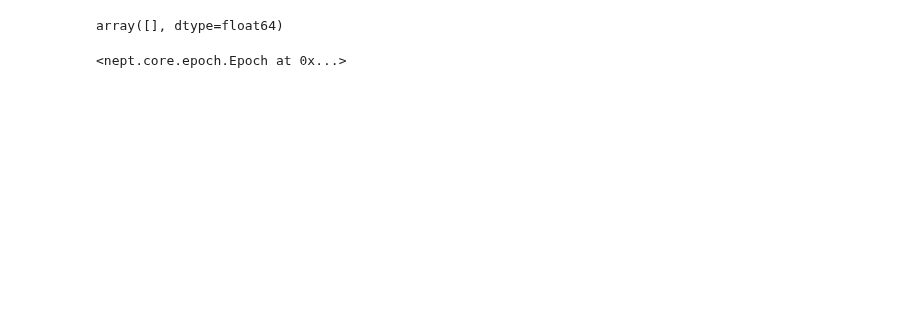
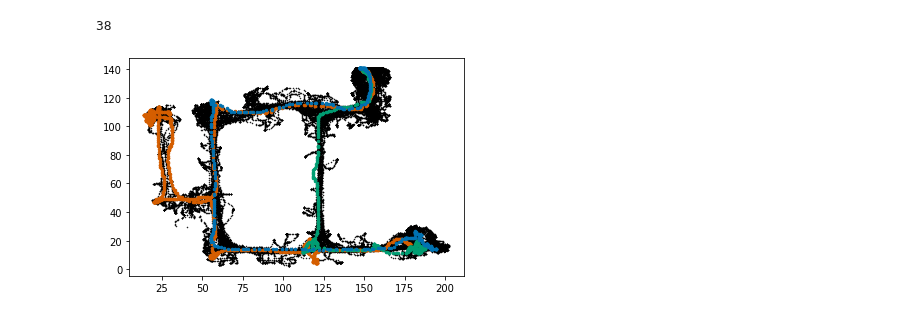
Before and after one commit to vandermeerlab/emi_shortcut, a Jupyter notebook: temp.ipynb, the cells around one changed output. Drawn from its saved outputs; the diff is of its cells as text; code cells hidden in the pictures; blank space fills up the shorter version.

Commit message:
Closer look at on-track events and updating plots

```diff
--- a/temp.ipynb
+++ b/temp.ipynb
@@ -17,7 +17,7 @@ from utils import save_ttest_results
 
 %matplotlib inline
 # %%
-info = meta_session.r063d6
+info = meta_session.r066d1
 group = "combined"
 
 def get(key, info=None, group=None):
@@ -144,25 +27,21 @@ position_byzone["u_feeder1"]
-# %%
-replays_infeeders = {trajectory: {phase: [] for phase in meta.run_times} for trajectory in meta.trajectories}
-for trajectory in meta.trajectories:
-    for phase in meta.run_times:
-        starts = []
-        stops = []
-        for replay in replays_byphase[trajectory][phase]:
-            for feeder in ["u_feeder1", "u_feeder2", "full_shortcut_feeder1", "full_shortcut_feeder2"]:
-                feeder_time = position_byzone[feeder].time
-                if replay.starts not in starts:
-                    if np.allclose(replay.centers, feeder_time[nept.find_nearest_idx(position_byzone[feeder].time, replay.centers)]):
-                        starts.append(replay.start)
-                        stops.append(replay.stop)
-        if len(starts) > 0:
-            replays_infeeders[trajectory][phase] = nept.Epoch(starts, stops)
-        else:
-            replays_infeeders[trajectory][phase] = nept.Epoch([], [])
-# %%
-replays_infeeders["u"]["phase1"].starts
-# %% [output]
-array([], dtype=float64)
-# %%
-nept.Epoch([], [])
-# %% [output]
-<nept.core.epoch.Epoch at 0x...>
+# %%
+trials = get("trials", info=info)
+position = get("position", info=info)
+task_times = get("task_times", info=info)
+# %%
+trials[trajectory].n_epochs
+# %% [output]
+38
+# %%
+maze_times = nept.Epoch([], [])
+for run_time in meta.run_times:
+    maze_times = maze_times.join(task_times[run_time])
+maze_position = position[maze_times]
+plt.plot(maze_position.x, maze_position.y, "k.", ms=1.)
+
+for trajectory in reversed(meta.behavioral_trajectories):
+    plt.plot(maze_position[trials[trajectory][0]].x, maze_position[trials[trajectory][0]].y, ".", color=meta.colors[trajectory], ms=5.)
+
+plt.show()
+# %% [output]
+[figure, added]
```
Also changed, not shown: parts of 10 cells of this notebook, 11 other files.
